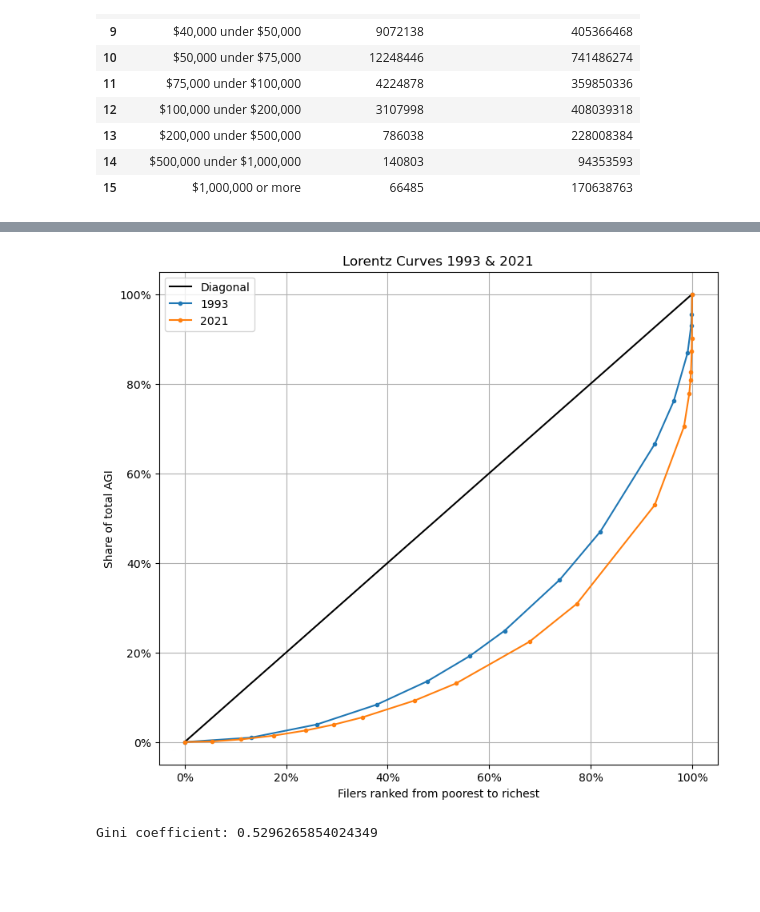
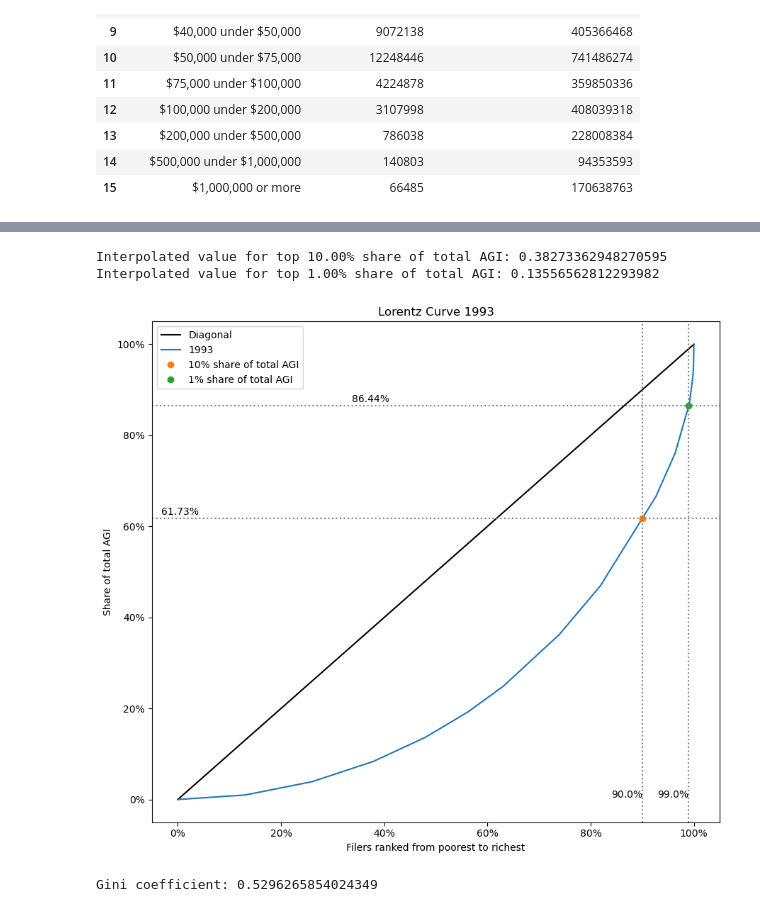
Before and after one commit to johanoelgaard/ECON230B, a Jupyter notebook: Assignment 1/Assignment I.ipynb, the cells around one changed output, grey strips where cells are left out. Saved outputs shown, nothing was run; the diff lists cells and outputs as text; code cells hidden in the pictures; blank space fills up the shorter version.

Commit message:
Updated plot to include plt.tight_layout() to make the plot more readable and changed graph for d and e

```diff
--- a/Assignment 1/Assignment I.ipynb
+++ b/Assignment 1/Assignment I.ipynb
@@ -119,9 +119,11 @@ data93 = clean_data(data_raw93, print_head=True)
 | 3 | $10,000 under $15,000 | 13469144 | 167569389 | 113681388 | ... |
 | 4 | $15,000 under $20,000 | 11370849 | 198121307 | 113681388 | ... |
 # %%
-plot_lorentz_curve(data93, data_label='1993', compare=data21, compare_label='2021', title='Lorentz Curves 1993 & 2021', save='lorentz_curve1d.png')
+plot_lorentz_curve(data93, data_label='1993', shares=[0.90, 0.99], title='Lorentz Curve 1993', save='lorentz_curve1d.png')
 # %% [output]
+Interpolated value for top 10.00% share of total AGI: 0.38273362948270595
+Interpolated value for top 1.00% share of total AGI: 0.13556562812293982
-[figure, old version]
+[figure, new version]
 # %%
 gini93 = gini_coefficient(data93, print_gini=True)
 # %% [output]
```
Also changed, not shown: parts of 4 cells of this notebook, 6 other files.
